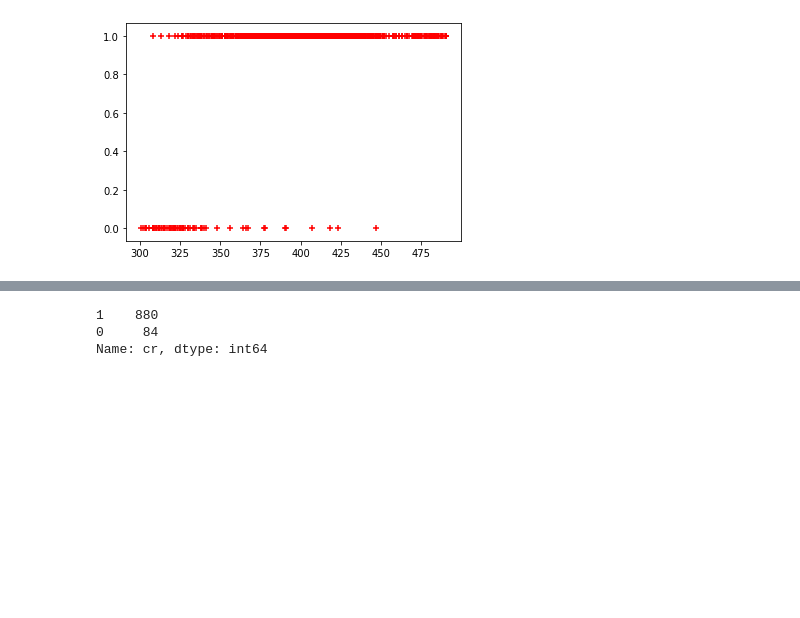
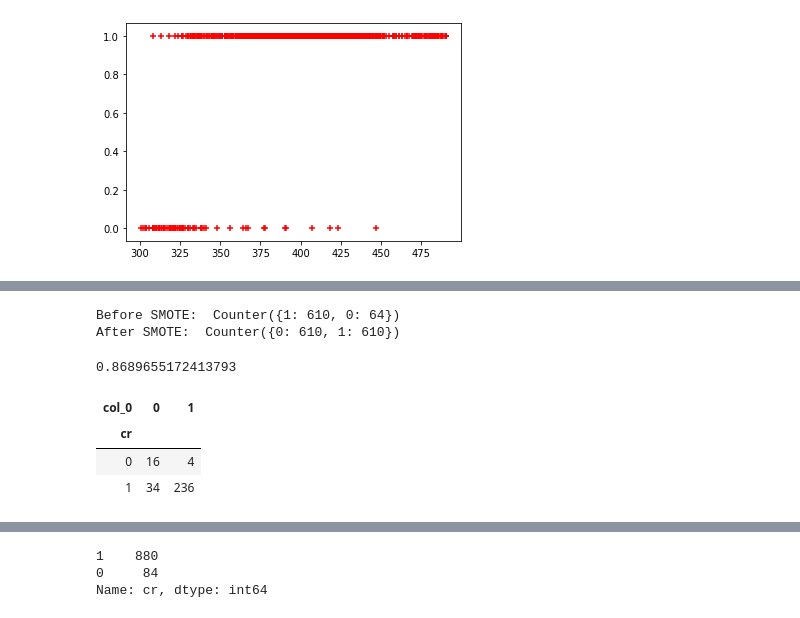
Before and after one commit to anggidast/Skripsweet, a Jupyter notebook: LogisticRegression.ipynb, the cells around one changed output, grey strips where cells are left out. Drawn from its saved outputs; the diff is of its cells as text; code cells hidden in the pictures; blank space fills up the shorter version.

Commit message:
mencoba smote (line 30 print y_predict)

```diff
--- a/LogisticRegression.ipynb
+++ b/LogisticRegression.ipynb
@@ -136,0 +115,20 @@ model.score(X_test,y_test)
+# %%
+smote = SMOTE()
+X_train_smote, y_train_smote = smote.fit_sample(X_train.astype('float'), y_train)
+# %%
+print("Before SMOTE: ", Counter(y_train))
+print("After SMOTE: ", Counter(y_train_smote))
+# %% [output]
+Before SMOTE:  Counter({1: 610, 0: 64})
+After SMOTE:  Counter({0: 610, 1: 610})
+# %%
+model.fit(X_train_smote, y_train_smote)
+y_predict = model.predict(X_test)
+print(accuracy_score(y_test, y_predict))
+pd.crosstab(y_test, y_predict)
+# %% [output]
+0.8689655172413793
+| col_0 | 0 | 1 |
+| cr |  |  |
+| 0 | 16 | 4 |
+| 1 | 34 | 236 |
```
Also changed, not shown: parts of 6 cells of this notebook.
